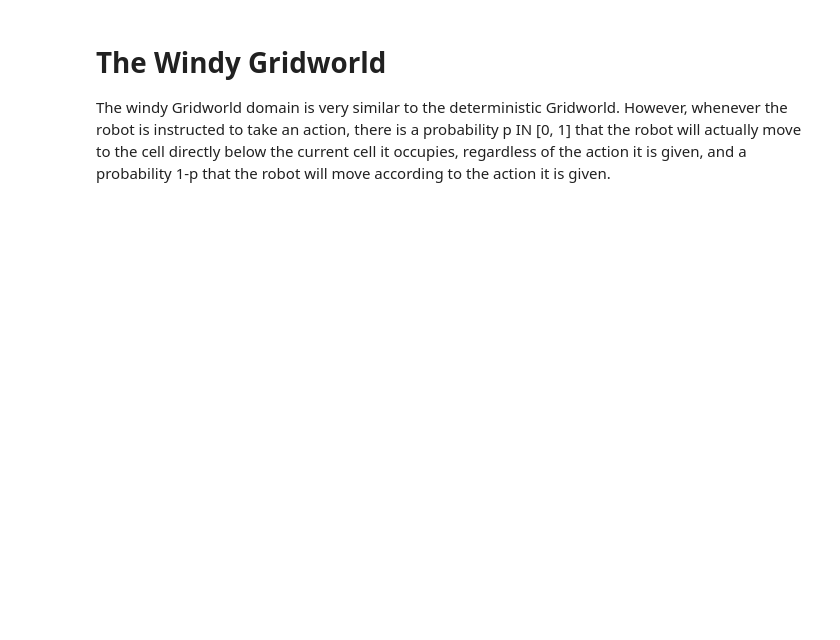
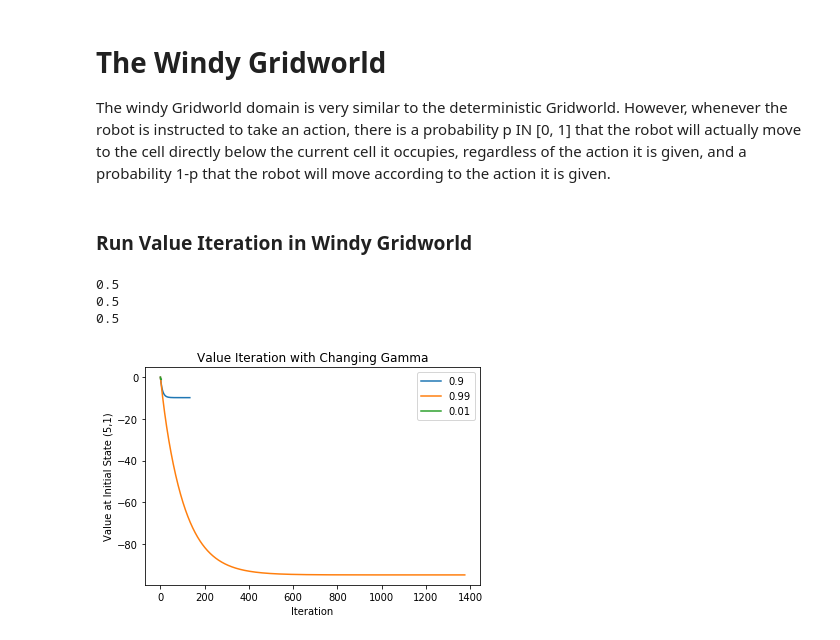
Before and after one commit to jadekhiev/MIE567, a Jupyter notebook: Project 1.ipynb, the cells around one changed output. Cells and saved outputs as stored; diff of their text form; code cells hidden in the pictures; blank space fills up the shorter version.

Commit message:
incorporated wind

```diff
--- a/Project 1.ipynb
+++ b/Project 1.ipynb
@@ -174,6 +177,7 @@ class ValueIteration(object):
         self.k = 0 # iteration numbers
         self.V = {}  # value matrix
         self.pi = {}
+        self.p = 0
 
     def initialize_values(self):
         # you need to initialize the value function V_0[s] = 0 for all states
@@ -187,9 +191,17 @@ class ValueIteration(object):
         # E{R(s, a, S ') + gamma * V_k[S ']} in value iteration
         next_state = self.gridworld.next_state(state, action)
         V_s = self.V[self.k][next_state]
-        p = self.gridworld.pr(state,action,next_state)
+        p = self.gridworld.pr(state,action,next_state) - self.p       # updated for windy
         R_s = self.gridworld.reward(state, action, next_state)
-        return R_s + self.gamma*p*V_s
+        backup = p*(R_s + self.gamma*V_s)
+
+        if self.p > 0:
+            next_state_windy = self.gridworld.next_state(state, 'D')
+            V_s_windy = self.V[self.k][next_state]                             #updated for windy
+            R_s_windy = self.gridworld.reward(state, 'D', next_state_windy)
+            backup = backup + (1-p)*(R_s_windy + self.gamma*V_s_windy)
+
+        return backup
 
     def greedy_action(self, state):
         # use the previous function compute_backup to return the ( deterministic ) greedy policy pi[a | s] derived from V
@@ -230,7 +242,7 @@ class ValueIteration(object):
         # stop your iterations when the difference between V_{k+1}(self.V) and V_k (self. V_old ) is less than tolerance
         self.initialize_values() # init v(s) = 0 for all states
         V_new = {}
-
+        print(self.p)
         while True:
             delta = 0
             # update V[k]
@@ -242,6 +254,8 @@ class ValueIteration(object):
             if delta < tolerance:
                 break
 
+    def set_p(self,p):
+        self.p = p
 
     def get_V(self):
         return self.V # value grid
@@ -690,0 +525,36 @@ class WindyPolicyIteration :
+# %% [markdown]
+### Run Value Iteration in Windy Gridworld
+# %%
+def initialize_plot():
+    plt.plot()
+    plt.ylabel('Value at Initial State (5,1)')
+    plt.xlabel('Iteration')
+    plt.title("Value Iteration with Changing Gamma")
+    return plt
+
+
+# run value iteration code here
+gridworld = Gridworld()
+value = {}
+init_vals= {}
+plt = initialize_plot()
+p = 0.5
+
+#gamma = 0.9
+for gamma in [0.90,0.99,0.01]:
+    value = ValueIteration(gridworld, gamma)
+    value.set_p(p)                              #add wind (stochasticity)
+    value.value_iteration()
+
+    #create plot
+    V = value.get_V()
+    init_vals[gamma] = [V[v][(5,1)] for v in V]
+    plt.plot(init_vals[gamma], label = gamma)
+
+plt.legend()
+plt.show()
+# %% [output]
+0.5
+0.5
+0.5
+[figure, added]
```
Also changed, not shown: parts of 8 cells of this notebook.
